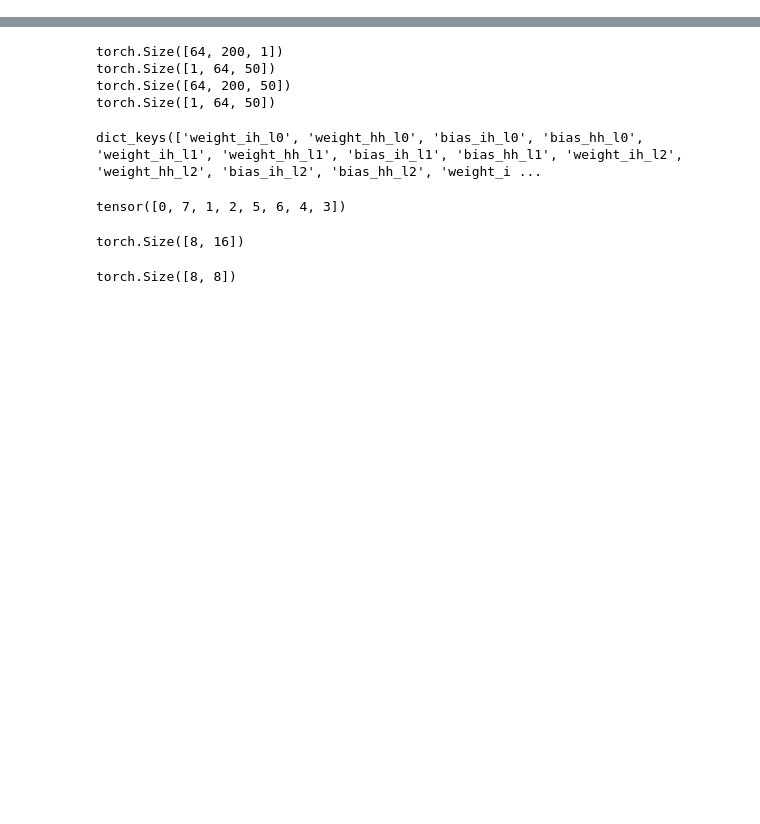
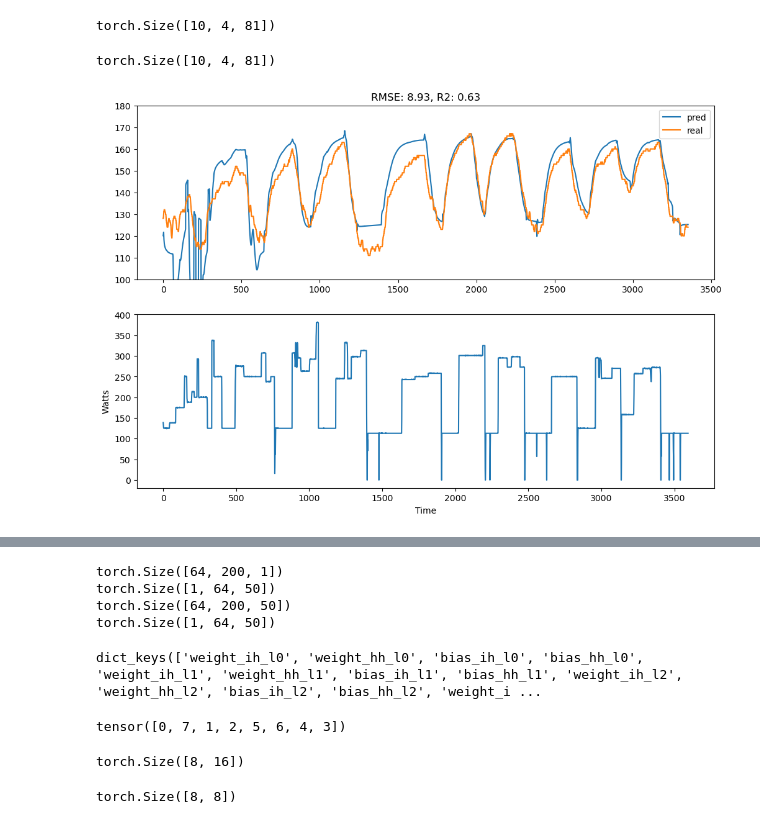
Before and after one commit to erab17/strava_pulse_prediction, a Jupyter notebook: streams_heartrate_prediction.ipynb, the cells around one changed output, grey strips where cells are left out. Drawn from its saved outputs; the diff is of its cells as text; code cells hidden in the pictures; blank space fills up the shorter version.

```diff
--- a/streams_heartrate_prediction.ipynb
+++ b/streams_heartrate_prediction.ipynb
@@ -95,7 +263,7 @@ torch.Size([2634, 1])
 # %%
 # use pytorch dataloader to load the data into batches for training and testing
-train_data = torch.utils.data.TensorDataset(torch.from_numpy(x_train).float(), torch.from_numpy(y_train).float())
-train_loader = torch.utils.data.DataLoader(train_data, batch_size=64, shuffle=True)
+train_data = torch.utils.data.TensorDataset(x_train, y_train)
+train_loader = torch.utils.data.DataLoader(train_data, batch_size=32, shuffle=True)
 
-test_data = torch.utils.data.TensorDataset(torch.from_numpy(x_test).float(), torch.from_numpy(y_test).float())
-test_loader = torch.utils.data.DataLoader(test_data, batch_size=64, shuffle=True)
+test_data = torch.utils.data.TensorDataset(x_test, y_test)
+test_loader = torch.utils.data.DataLoader(test_data, batch_size=32, shuffle=False)
@@ -101,0 +274,20 @@ test_loader = torch.utils.data.DataLoader(test_data, batch_size=64, shuffle=True
+# %%
+def generic_loader(activity_id, cols, mean, std, window_size) -> torch.utils.data.DataLoader:
+    """Load data for a specific activity_id"""
+    cond = df_hr.activity_id.isin([activity_id])
+    df_test = df_hr[cond].copy()
+    df_test = df_test[cols + ["heartrate"]].copy()
+    df_test.dropna(subset=["watts", "heartrate"], inplace=True)
+    df_test_scaled = (df_test - mean) / std
+    x_data = []
+    y_data = []
+    for i in range(len(df_test)-window_size-1):
+        x_data.append(df_test_scaled.iloc[i:i+window_size][cols].values)
+        y_data.append(df_test_scaled.iloc[i+window_size+1]["heartrate"])
+    x_data = np.array(x_data)
+    y_data = np.array(y_data)
+    x_data = torch.from_numpy(x_data).float()
+    y_data = torch.from_numpy(y_data).float().unsqueeze(1)
+    test_data = torch.utils.data.TensorDataset(x_data, y_data)
+    test_loader = torch.utils.data.DataLoader(test_data, batch_size=1, shuffle=False)
+    return test_loader
@@ -152,0 +650,2 @@ RuntimeError: Trying to backward through the graph a second time (or directly ac
+# %%
+model, losses, mean, std = model_pipeline(config)
@@ -152,0 +690,4 @@ RuntimeError: Trying to backward through the graph a second time (or directly ac
+# %%
+# define new model with same hyperparameters as before and load weights from wandb run
+model2 = Model(2, config["hidden_size"], config["layer_size"], config["batch_size"]).to(device)
+model2.load_state_dict(model.state_dict())
@@ -152,0 +778,15 @@ RuntimeError: Trying to backward through the graph a second time (or directly ac
+# %%
+m = nn.Conv1d(in_channels=4, out_channels=4, kernel_size=120, stride=1)
+input = torch.randn(10, 4, 200)
+output = m(input)
+print(output.shape)
+# %% [output]
+torch.Size([10, 4, 81])
+# %%
+output.shape
+# %% [output]
+torch.Size([10, 4, 81])
+# %%
+plot_predictions(2987119442, config, mean, std)
+# %% [output]
+[figure, added]
```
Also changed, not shown: parts of 56 cells of this notebook.
